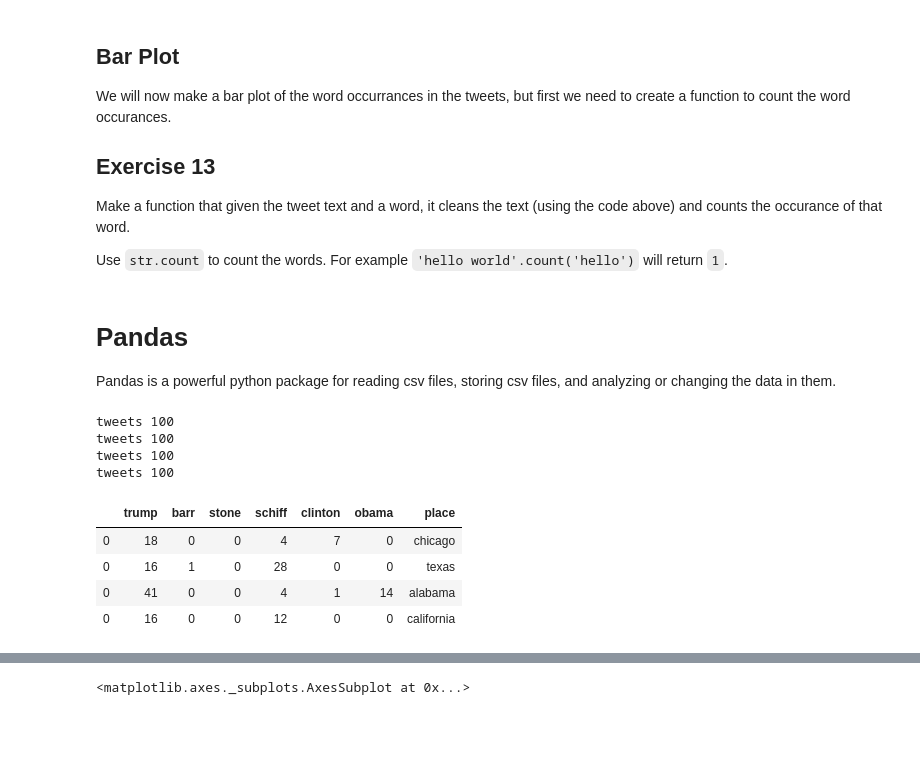
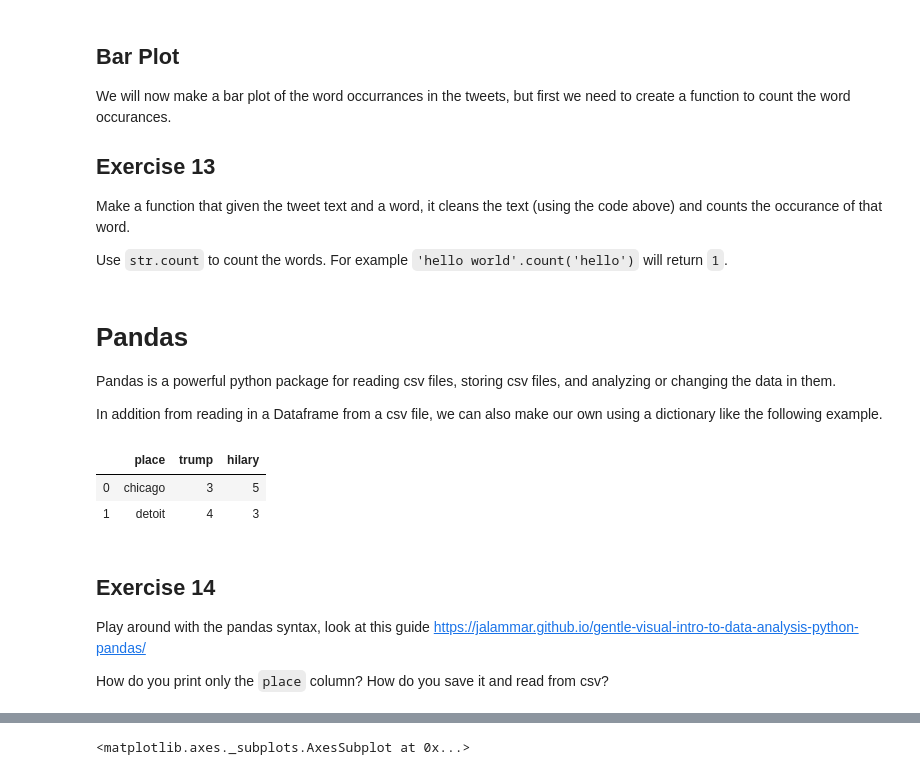
Before and after one commit to silverdrake11/twitter_uchicago_workshop, a Jupyter notebook: notebook.ipynb, the cells around one changed output, grey strips where cells are left out. Cells and saved outputs as stored; diff of their text form; code cells hidden in the pictures; blank space fills up the shorter version.

Commit message:
Last dev commit, one more to remove the data

```diff
--- a/notebook.ipynb
+++ b/notebook.ipynb
@@ -391,3 +391,5 @@ def clean_and_count(tweet_text, word):
 # Pandas
 
 Pandas is a powerful python package for reading csv files, storing csv files, and analyzing or changing the data in them.
+
+In addition from reading in a Dataframe from a csv file, we can also make our own using a dictionary like the following example.
@@ -431,20 +396,16 @@ def count_words_in_query(query, words):
-# %%
-import pandas as pd
-list_of_dataframes = []
-for place in ['chicago', 'texas', 'alabama', 'california']:
-    words = ['trump', 'barr', 'stone', 'schiff', "clinton", "obama"]
-    result = count_words_in_query('impeachment place:' + place, words)
-    result['place'] = place
-    list_of_dataframes.append(pd.DataFrame([result], columns=result.keys()))
-df = pd.concat(list_of_dataframes)
-df
-# %% [output]
-tweets 100
-tweets 100
-tweets 100
-tweets 100
-|  | trump | barr | stone | schiff | clinton | obama | place |
-| 0 | 18 | 0 | 0 | 4 | 7 | 0 | chicago |
-| 0 | 16 | 1 | 0 | 28 | 0 | 0 | texas |
-| 0 | 41 | 0 | 0 | 4 | 1 | 14 | alabama |
-| 0 | 16 | 0 | 0 | 12 | 0 | 0 | california |
+# %%
+import pandas
+
+data = {'place':['chicago', 'detoit'], 'trump':[3,4], 'hilary':[5,3]}
+df = pd.DataFrame(data)
+df
+# %% [output]
+|  | place | trump | hilary |
+| 0 | chicago | 3 | 5 |
+| 1 | detoit | 4 | 3 |
+# %% [markdown]
+## Exercise 14
+
+Play around with the pandas syntax, look at this guide https://jalammar.github.io/gentle-visual-intro-to-data-analysis-python-pandas/
+
+How do you print only the `place` column? How do you save it and read from csv?
```
Also changed, not shown: parts of 6 cells of this notebook.
